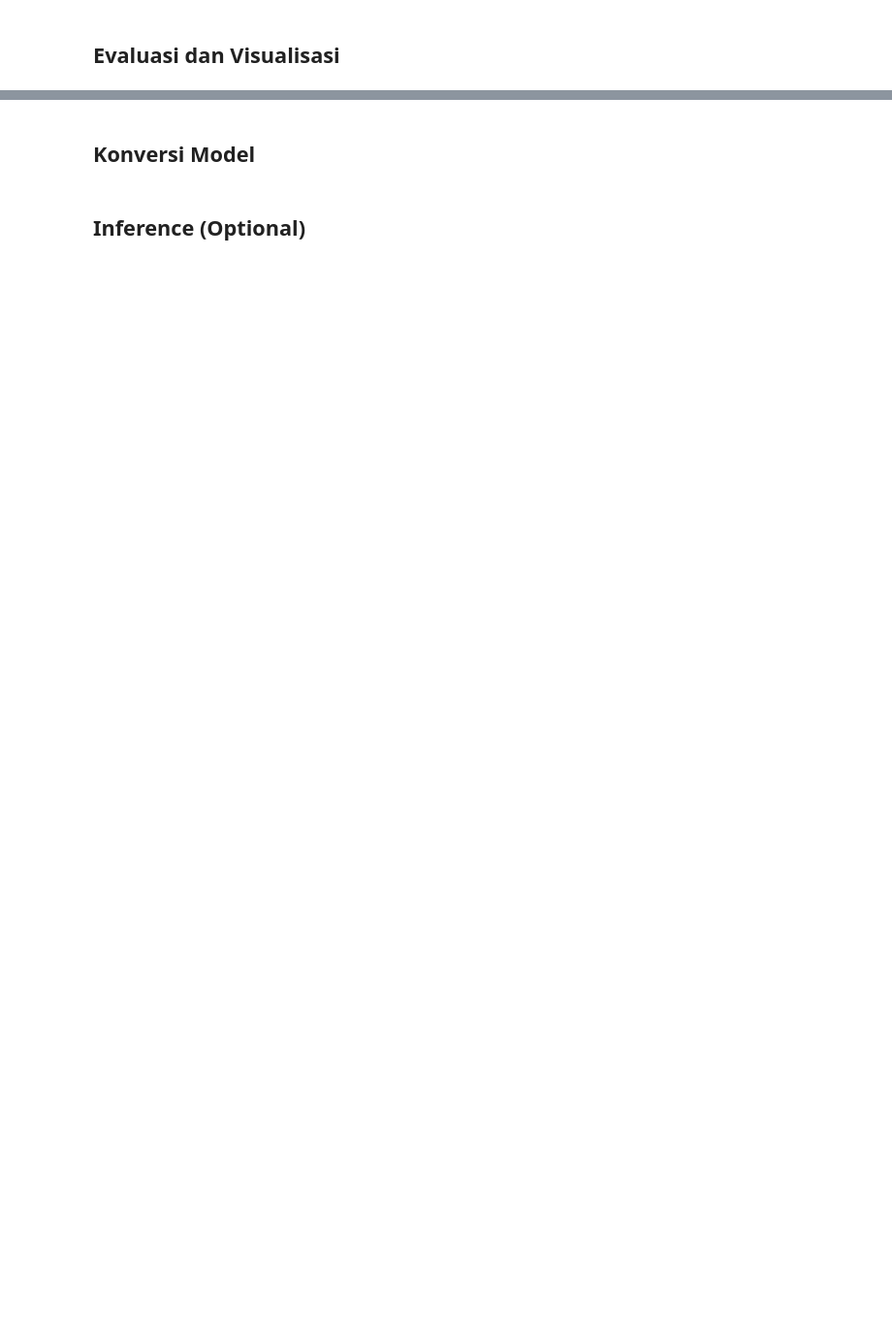
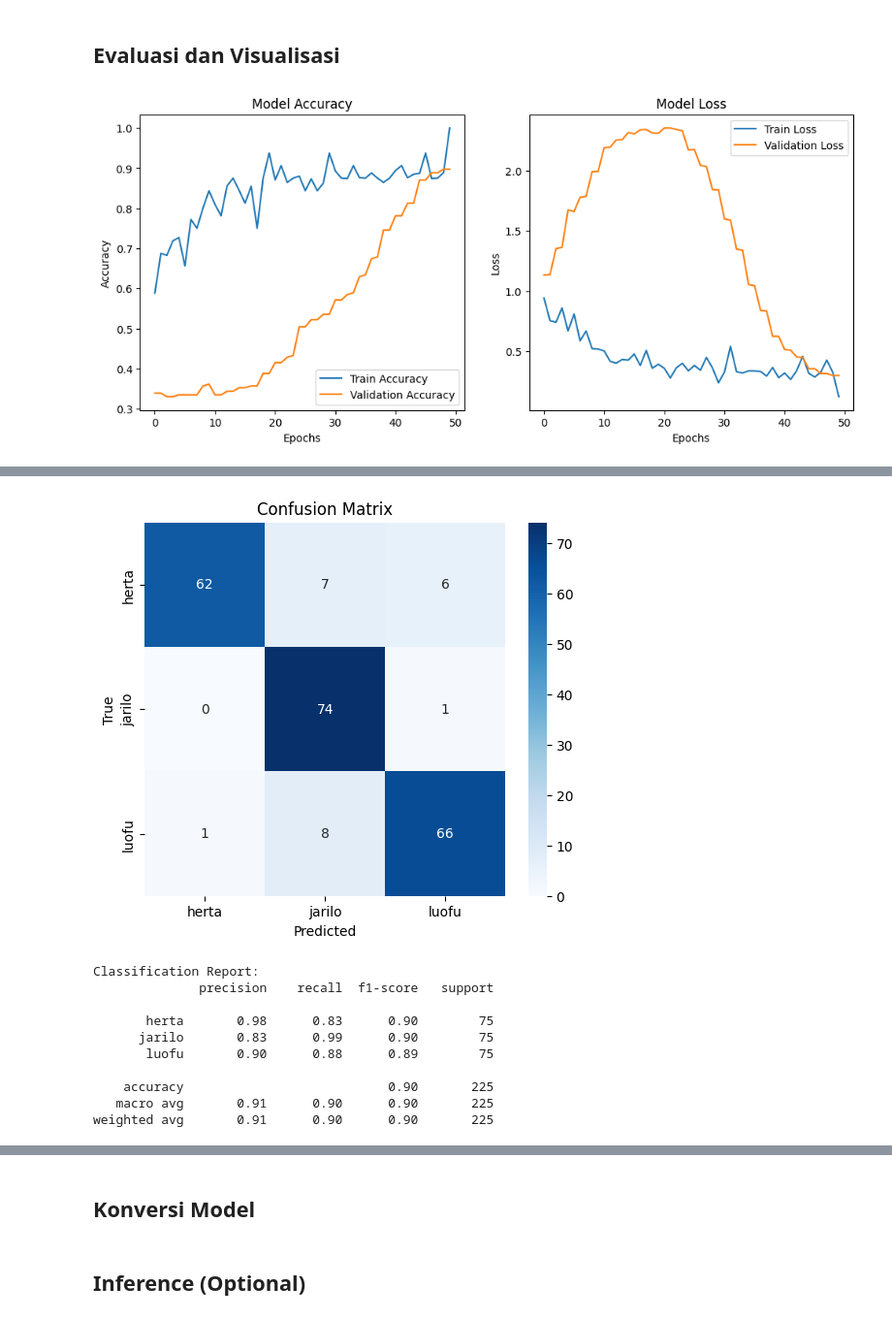
Before and after one commit to fslmc/Star-Rail-Map-Classification, a Jupyter notebook: Template_Submission_Akhir.ipynb, the cells around one changed output, grey strips where cells are left out. Shown at 97% size. Drawn from its saved outputs; the diff is of its cells as text; code cells hidden in the pictures; blank space fills up the shorter version.

Commit message:
trained

```diff
--- a/Template_Submission_Akhir.ipynb
+++ b/Template_Submission_Akhir.ipynb
@@ -18,2 +254,47 @@
 # %% [markdown]
 ## Evaluasi dan Visualisasi
+# %%
+# Plot training history
+def plot_training_history(history):
+    fig, axs = plt.subplots(1, 2, figsize=(12, 5))
+
+    # Accuracy plot
+    axs[0].plot(history.history['accuracy'], label='Train Accuracy')
+    axs[0].plot(history.history['val_accuracy'], label='Validation Accuracy')
+    axs[0].set_title('Model Accuracy')
+    axs[0].set_xlabel('Epochs')
+    axs[0].set_ylabel('Accuracy')
+    axs[0].legend()
+
+    # Loss plot
+    axs[1].plot(history.history['loss'], label='Train Loss')
+    axs[1].plot(history.history['val_loss'], label='Validation Loss')
+    axs[1].set_title('Model Loss')
+    axs[1].set_xlabel('Epochs')
+    axs[1].set_ylabel('Loss')
+    axs[1].legend()
+
+    plt.show()
+# %%
+# Evaluate on validation set
+def evaluate_model(model, val_generator):
+    y_true = val_generator.classes
+    y_pred = np.argmax(model.predict(val_generator), axis=1)
+
+    # Confusion matrix
+    cm = confusion_matrix(y_true, y_pred)
+    plt.figure(figsize=(6, 5))
+    sns.heatmap(cm, annot=True, fmt='d', cmap='Blues', xticklabels=val_generator.class_indices, yticklabels=val_generator.class_indices)
+    plt.xlabel('Predicted')
+    plt.ylabel('True')
+    plt.title('Confusion Matrix')
+    plt.show()
+
+    # Classification report
+    print("Classification Report:")
+    print(classification_report(y_true, y_pred, target_names=val_generator.class_indices.keys()))
+# %%
+plot_training_history(history)
+evaluate_model(model, val_generator)
+# %% [output]
+[figure, added]
@@ -19,0 +302,11 @@
+[figure, added]
+Classification Report:
+              precision    recall  f1-score   support
+
+       herta       0.98      0.83      0.90        75
+      jarilo       0.83      0.99      0.90        75
+       luofu       0.90      0.88      0.89        75
+
+    accuracy                           0.90       225
+   macro avg       0.91      0.90      0.90       225
+weighted avg       0.91      0.90      0.90       225
```
Also changed, not shown: parts of 17 cells of this notebook, 3 other files.
